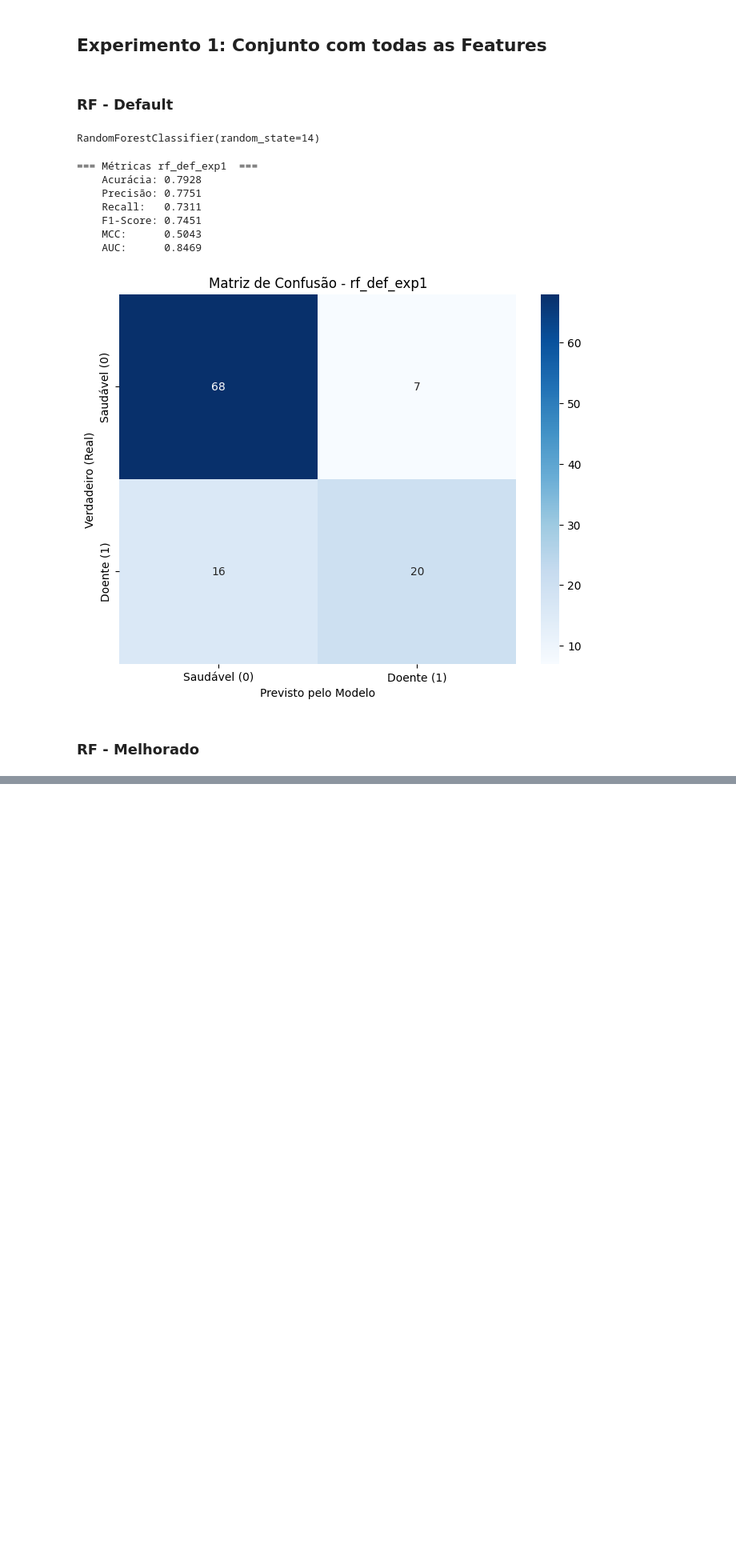
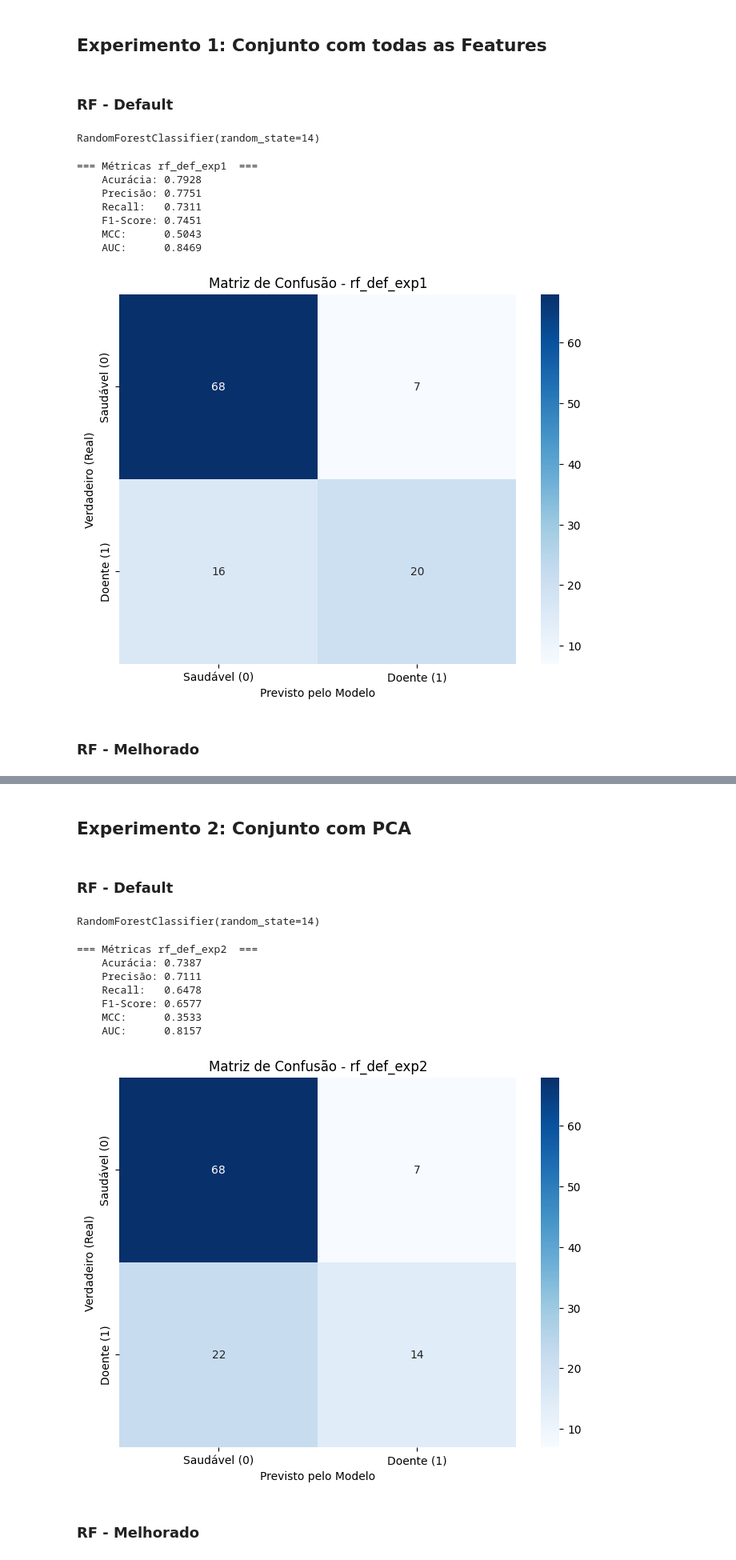
Before and after one commit to RenanCatini/cbc_covid19, a Jupyter notebook: notebooks/04_rf.ipynb, the cells around one changed output, grey strips where cells are left out. Shown at 80% size. Saved outputs shown, nothing was run; the diff lists cells and outputs as text; code cells hidden in the pictures; blank space fills up the shorter version.

```diff
--- a/notebooks/04_rf.ipynb
+++ b/notebooks/04_rf.ipynb
@@ -136,0 +136,34 @@ save_results(y_pred_otz_exp1, y_prob_otz_exp1, 'rf_otz_exp1', caminho)
+# %% [markdown]
+## Experimento 2: Conjunto com PCA
+# %%
+X_test_exp2 = pd.read_csv(caminho + 'database/processed/splitted/X_test_pca.csv')
+X_train_exp2 = pd.read_csv(caminho + 'database/processed/splitted/X_train_pca.csv')
+y_test_exp2 = pd.read_csv(caminho + 'database/processed/splitted/y_test.csv').squeeze()
+y_train_exp2 = pd.read_csv(caminho + 'database/processed/splitted/y_train.csv').squeeze()
+# %% [markdown]
+### RF - Default
+# %%
+from sklearn.ensemble import RandomForestClassifier
+
+rf_exp2 = RandomForestClassifier(n_estimators=100, random_state=14)
+rf_exp2.fit(X_train_exp2, y_train_exp2)
+# %% [output]
+RandomForestClassifier(random_state=14)
+# %%
+# Avaliar modelo
+y_pred_def_exp2 = rf_exp2.predict(X_test_exp2)
+y_prob_def_exp2 = rf_exp2.predict_proba(X_test_exp2)[:, 1]
+
+evaluate_model(y_test_exp2, y_pred_def_exp2, y_prob_def_exp2, 'rf_def_exp2')
+save_results(y_pred_def_exp2, y_prob_def_exp2, 'rf_def_exp2', caminho)
+# %% [output]
+=== Métricas rf_def_exp2  ===
+    Acurácia: 0.7387
+    Precisão: 0.7111
+    Recall:   0.6478
+    F1-Score: 0.6577
+    MCC:      0.3533
+    AUC:      0.8157
+[figure, added]
+# %% [markdown]
+### RF - Melhorado
```
Also changed, not shown: parts of 6 cells of this notebook, 13 other files.
